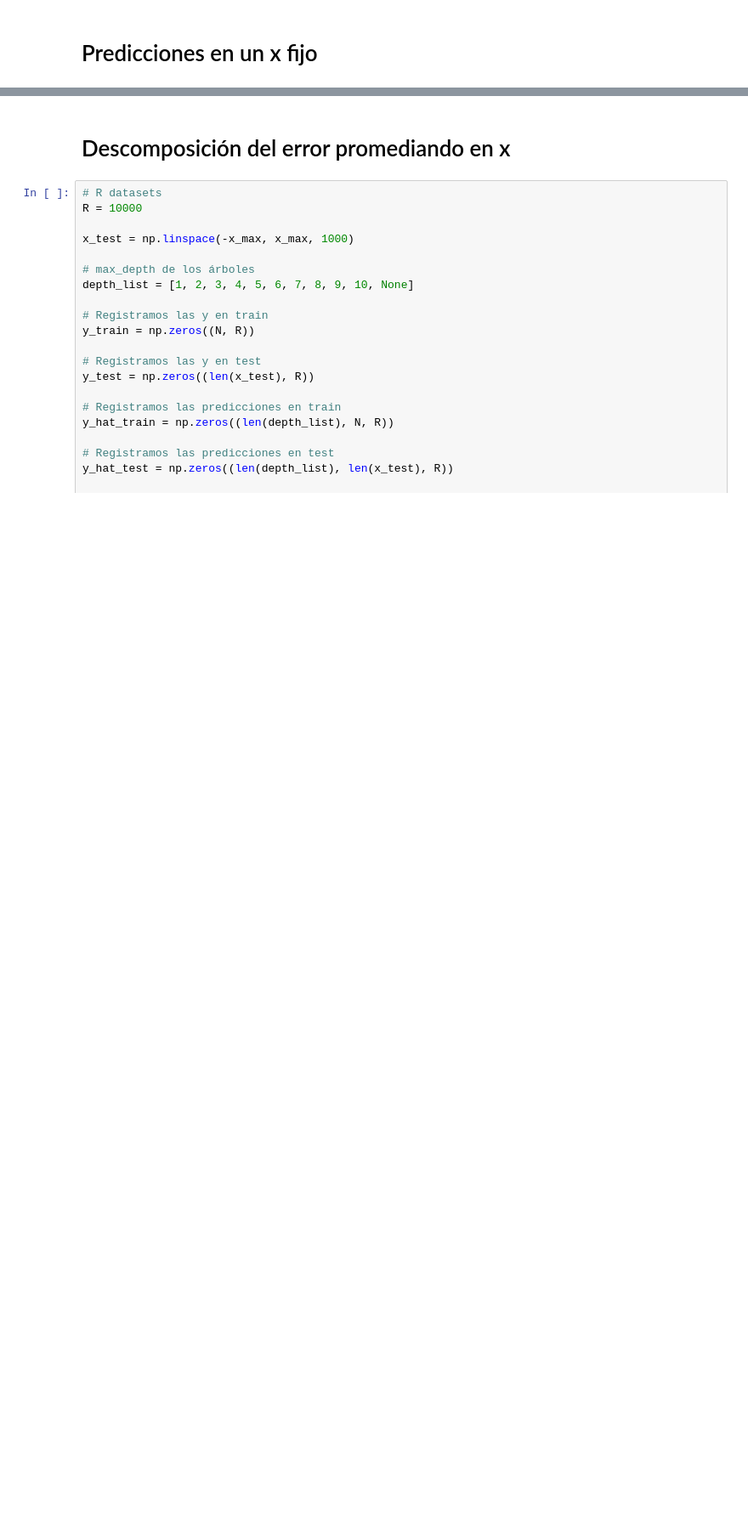
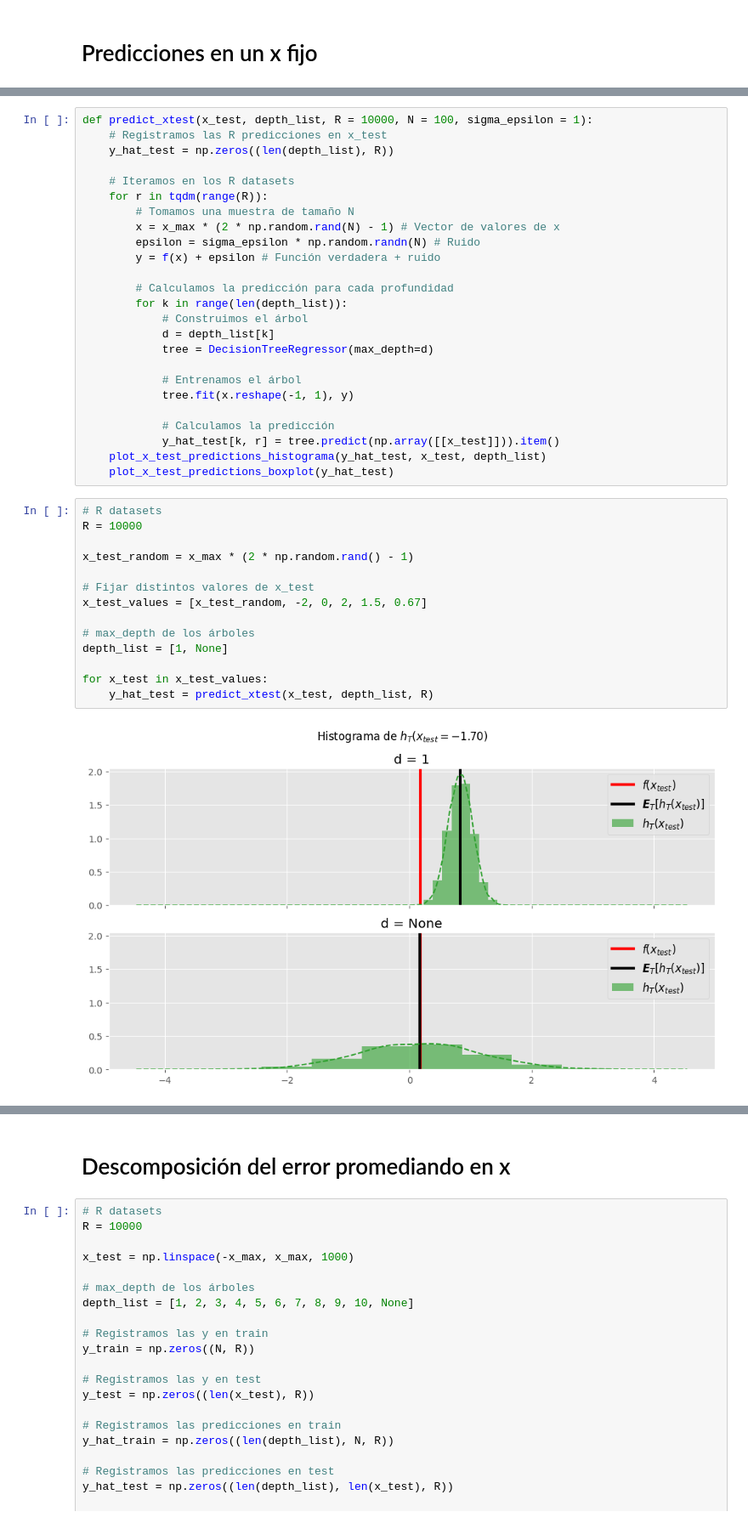
Before and after one commit to nataliacampiglia/machine-learning-ia, a Jupyter notebook: Descomposicion_Error.ipynb, the cells around one changed output, grey strips where cells are left out. Shown at 85% size. Drawn from its saved outputs; the diff is of its cells as text; blank space fills up the shorter version.

```diff
--- a/Descomposicion_Error.ipynb
+++ b/Descomposicion_Error.ipynb
@@ -55,0 +99,41 @@ plt.show()
+# %%
+def predict_xtest(x_test, depth_list, R = 10000, N = 100, sigma_epsilon = 1):
+    # Registramos las R predicciones en x_test
+    y_hat_test = np.zeros((len(depth_list), R))
+
+    # Iteramos en los R datasets
+    for r in tqdm(range(R)):
+        # Tomamos una muestra de tamaño N
+        x = x_max * (2 * np.random.rand(N) - 1) # Vector de valores de x
+        epsilon = sigma_epsilon * np.random.randn(N) # Ruido
+        y = f(x) + epsilon # Función verdadera + ruido
+
+        # Calculamos la predicción para cada profundidad
+        for k in range(len(depth_list)):
+            # Construimos el árbol
+            d = depth_list[k]
+            tree = DecisionTreeRegressor(max_depth=d)
+
+            # Entrenamos el árbol
+            tree.fit(x.reshape(-1, 1), y)
+
+            # Calculamos la predicción
+            y_hat_test[k, r] = tree.predict(np.array([[x_test]])).item()
+    plot_x_test_predictions_histograma(y_hat_test, x_test, depth_list)
+    plot_x_test_predictions_boxplot(y_hat_test)
+# %%
+# R datasets
+R = 10000
+
+x_test_random = x_max * (2 * np.random.rand() - 1)
+
+# Fijar distintos valores de x_test
+x_test_values = [x_test_random, -2, 0, 2, 1.5, 0.67]
+
+# max_depth de los árboles
+depth_list = [1, None]
+
+for x_test in x_test_values:
+    y_hat_test = predict_xtest(x_test, depth_list, R)
+# %% [output]
+[figure, added]
```
Also changed, not shown: parts of 16 cells of this notebook.
